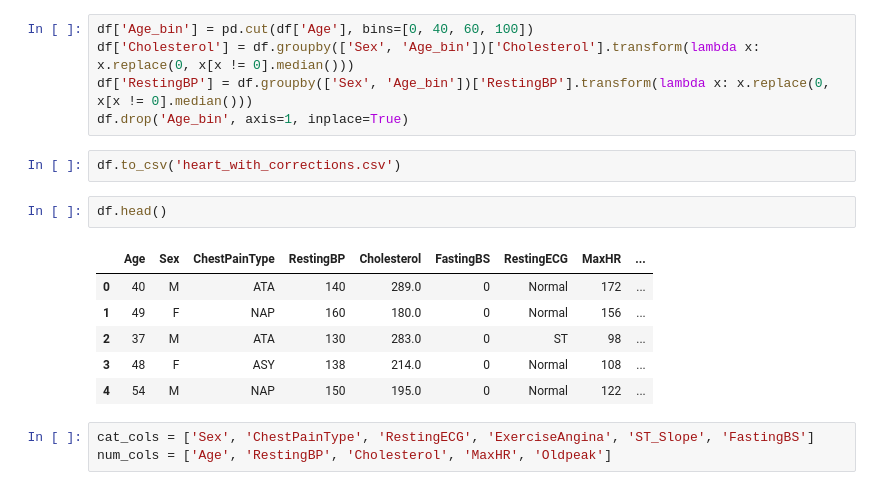
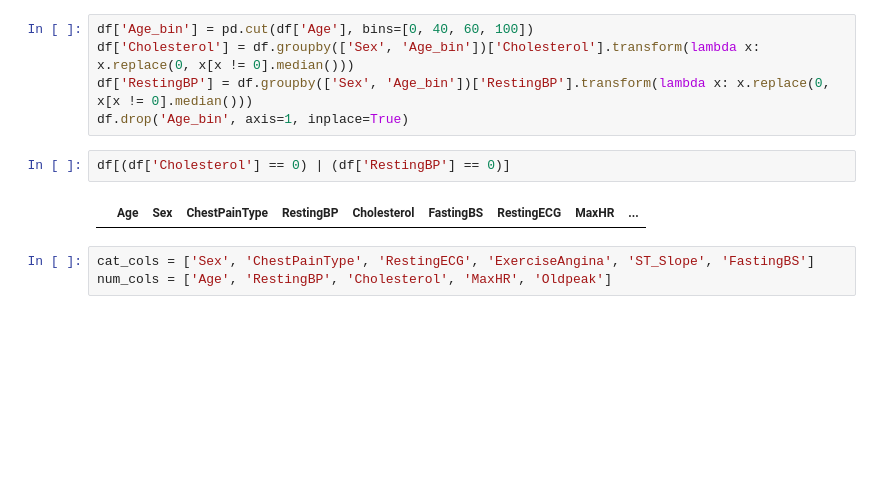
Before and after one commit to malf75/Heart-Failure-ML, a Jupyter notebook: heartdisease.ipynb, the cells around one changed output. Cells and saved outputs as stored; diff of their text form; blank space fills up the shorter version.

```diff
--- a/heartdisease.ipynb
+++ b/heartdisease.ipynb
@@ -60,17 +61,10 @@ df['Age_bin'] = pd.cut(df['Age'], bins=[0, 40, 60, 100])
 df['Cholesterol'] = df.groupby(['Sex', 'Age_bin'])['Cholesterol'].transform(lambda x: x.replace(0, x[x != 0].median()))
 df['RestingBP'] = df.groupby(['Sex', 'Age_bin'])['RestingBP'].transform(lambda x: x.replace(0, x[x != 0].median()))
 df.drop('Age_bin', axis=1, inplace=True)
-# %%
-df.to_csv('heart_with_corrections.csv')
 # %%
-df.head()
+df[(df['Cholesterol'] == 0) | (df['RestingBP'] == 0)]
 # %% [output]
 |  | Age | Sex | ChestPainType | RestingBP | Cholesterol | FastingBS | RestingECG | MaxHR | ... |
-| 0 | 40 | M | ATA | 140 | 289.0 | 0 | Normal | 172 | ... |
-| 1 | 49 | F | NAP | 160 | 180.0 | 0 | Normal | 156 | ... |
-| 2 | 37 | M | ATA | 130 | 283.0 | 0 | ST | 98 | ... |
-| 3 | 48 | F | ASY | 138 | 214.0 | 0 | Normal | 108 | ... |
-| 4 | 54 | M | NAP | 150 | 195.0 | 0 | Normal | 122 | ... |
 # %%
 cat_cols = ['Sex', 'ChestPainType', 'RestingECG', 'ExerciseAngina', 'ST_Slope', 'FastingBS']
 num_cols = ['Age', 'RestingBP', 'Cholesterol', 'MaxHR', 'Oldpeak']
```
Also changed, not shown: parts of 34 cells of this notebook, 21 other files.
